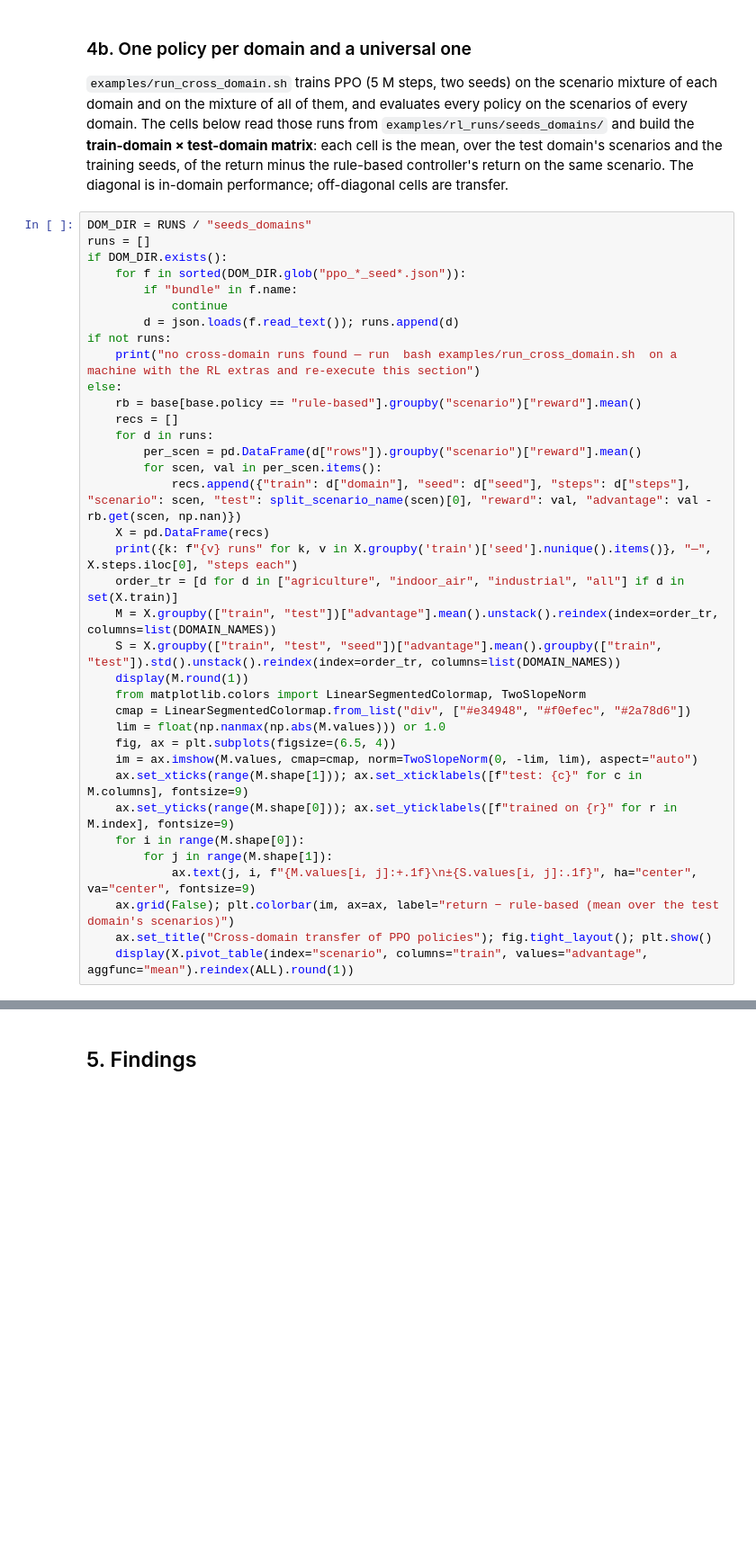
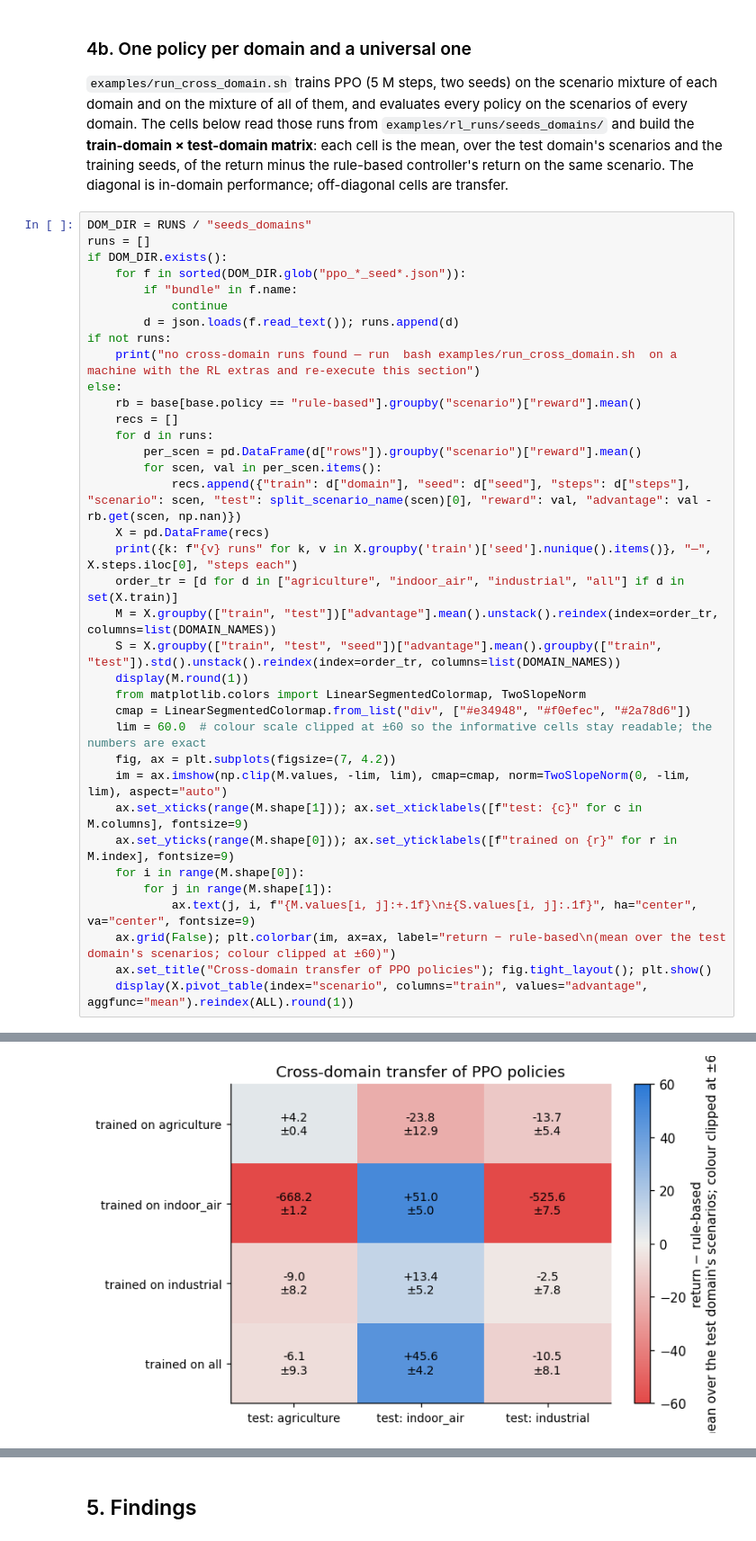
Before and after one commit to measurify/EdgeEngine-AWARE, a Jupyter notebook: examples/domains.ipynb, the cells around one changed output, grey strips where cells are left out. Shown at 90% size. Saved outputs shown, nothing was run; the diff lists cells and outputs as text; blank space fills up the shorter version.

```diff
--- a/examples/domains.ipynb
+++ b/examples/domains.ipynb
@@ -318,15 +318,15 @@ else:
     display(M.round(1))
     from matplotlib.colors import LinearSegmentedColormap, TwoSlopeNorm
     cmap = LinearSegmentedColormap.from_list("div", ["#e34948", "#f0efec", "#2a78d6"])
-    lim = float(np.nanmax(np.abs(M.values))) or 1.0
-    fig, ax = plt.subplots(figsize=(6.5, 4))
-    im = ax.imshow(M.values, cmap=cmap, norm=TwoSlopeNorm(0, -lim, lim), aspect="auto")
+    lim = 60.0  # colour scale clipped at ±60 so the informative cells stay readable; the numbers are exact
+    fig, ax = plt.subplots(figsize=(7, 4.2))
+    im = ax.imshow(np.clip(M.values, -lim, lim), cmap=cmap, norm=TwoSlopeNorm(0, -lim, lim), aspect="auto")
     ax.set_xticks(range(M.shape[1])); ax.set_xticklabels([f"test: {c}" for c in M.columns], fontsize=9)
     ax.set_yticks(range(M.shape[0])); ax.set_yticklabels([f"trained on {r}" for r in M.index], fontsize=9)
     for i in range(M.shape[0]):
         for j in range(M.shape[1]):
             ax.text(j, i, f"{M.values[i, j]:+.1f}\n±{S.values[i, j]:.1f}", ha="center", va="center", fontsize=9)
-    ax.grid(False); plt.colorbar(im, ax=ax, label="return − rule-based (mean over the test domain's scenarios)")
+    ax.grid(False); plt.colorbar(im, ax=ax, label="return − rule-based\n(mean over the test domain's scenarios; colour clipped at ±60)")
     ax.set_title("Cross-domain transfer of PPO policies"); fig.tight_layout(); plt.show()
     display(X.pivot_table(index="scenario", columns="train", values="advantage", aggfunc="mean").reindex(ALL).round(1))
 # %% [output]
@@ -333,0 +340 @@ no cross-domain runs found — run  bash examples/run_cross_domain.sh  on a mach
+[figure, added]
```
Also changed, not shown: parts of 6 cells of this notebook, 6 other files.
